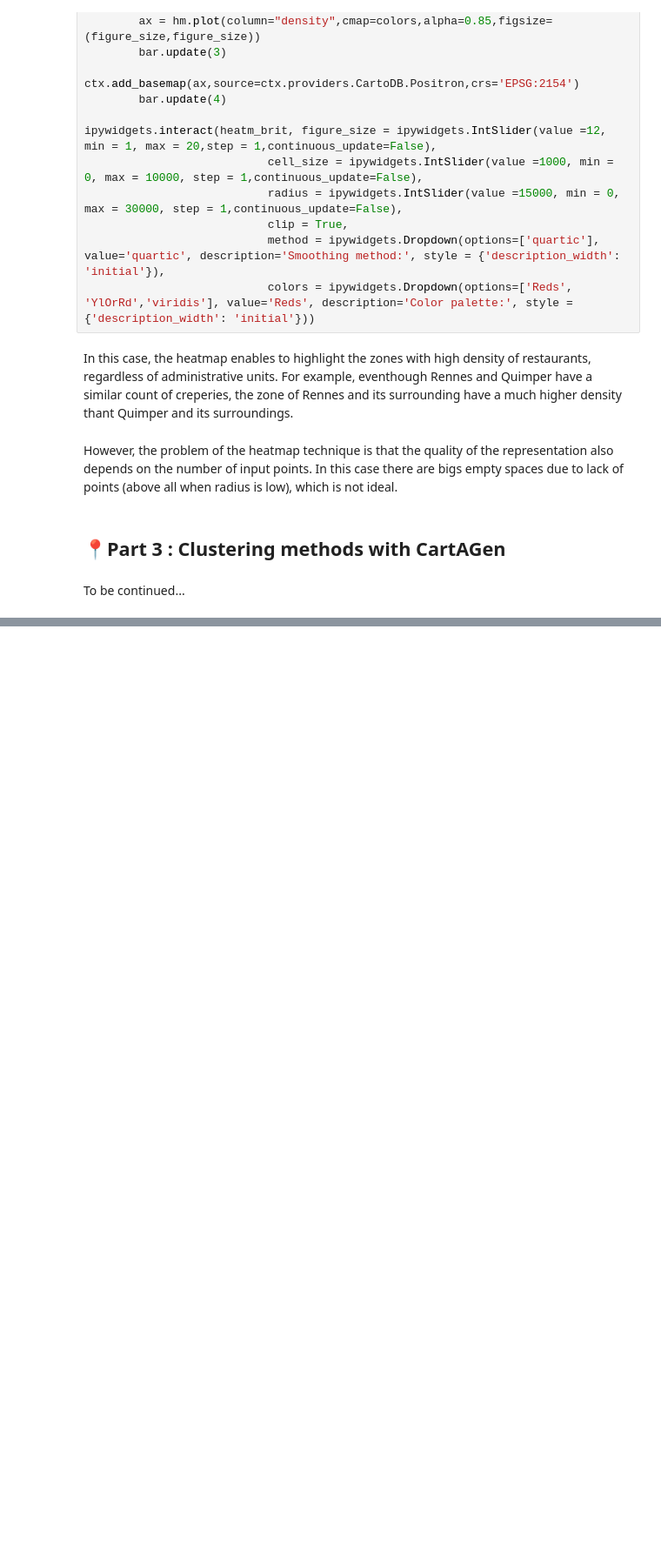
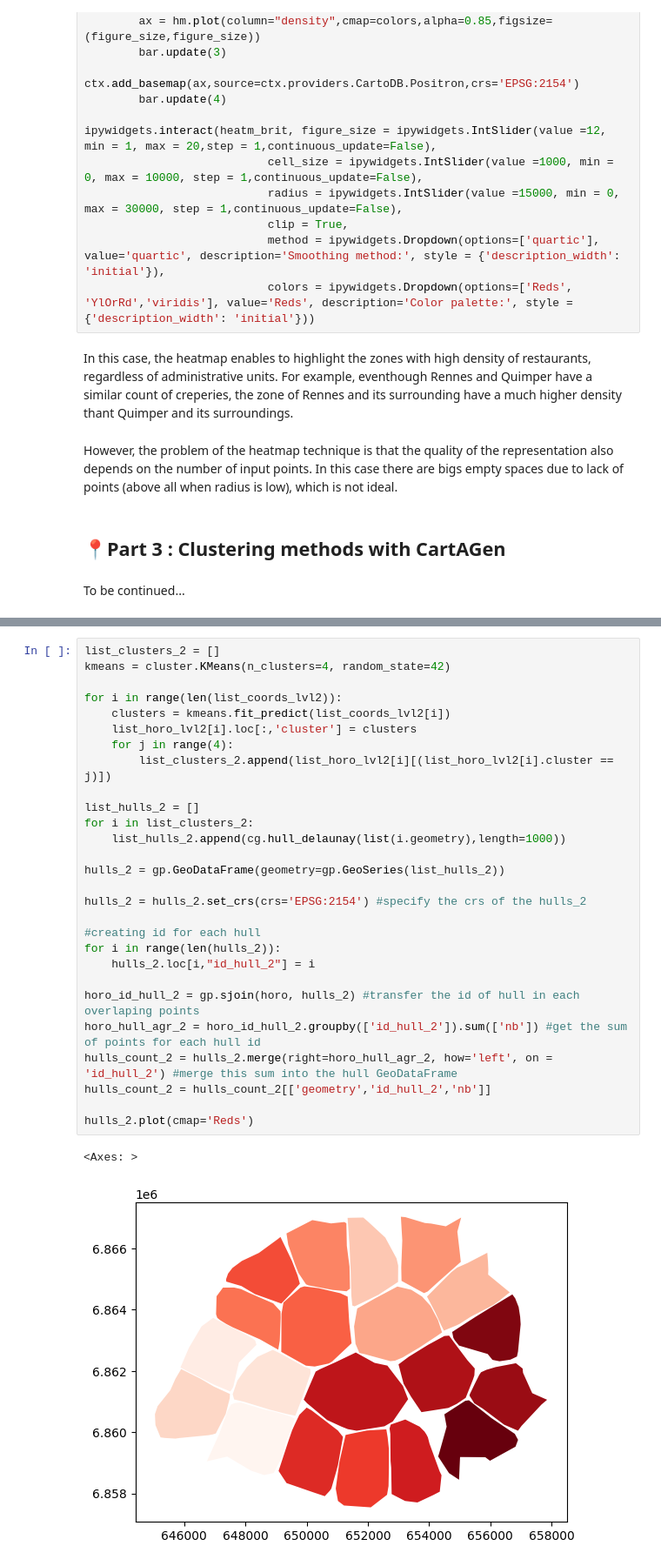
Before and after one commit to LostInZoom/cartagen-notebooks, a Jupyter notebook: tuto_point_dataset_generalisation.ipynb, the cells around one changed output, grey strips where cells are left out. Shown at 87% size. Drawn from its saved outputs; the diff is of its cells as text; blank space fills up the shorter version.

```diff
--- a/tuto_point_dataset_generalisation.ipynb
+++ b/tuto_point_dataset_generalisation.ipynb
@@ -994,0 +1201,31 @@ To be continued...
+# %%
+list_clusters_2 = []
+kmeans = cluster.KMeans(n_clusters=4, random_state=42)
+
+for i in range(len(list_coords_lvl2)):
+    clusters = kmeans.fit_predict(list_coords_lvl2[i])
+    list_horo_lvl2[i].loc[:,'cluster'] = clusters
+    for j in range(4):
+        list_clusters_2.append(list_horo_lvl2[i][(list_horo_lvl2[i].cluster == j)])
+
+list_hulls_2 = []
+for i in list_clusters_2:
+    list_hulls_2.append(cg.hull_delaunay(list(i.geometry),length=1000))
+
+hulls_2 = gp.GeoDataFrame(geometry=gp.GeoSeries(list_hulls_2))
+
+hulls_2 = hulls_2.set_crs(crs='EPSG:2154') #specify the crs of the hulls_2
+
+#creating id for each hull
+for i in range(len(hulls_2)):
+    hulls_2.loc[i,"id_hull_2"] = i
+
+horo_id_hull_2 = gp.sjoin(horo, hulls_2) #transfer the id of hull in each overlaping points
+horo_hull_agr_2 = horo_id_hull_2.groupby(['id_hull_2']).sum(['nb']) #get the sum of points for each hull id
+hulls_count_2 = hulls_2.merge(right=horo_hull_agr_2, how='left', on = 'id_hull_2') #merge this sum into the hull GeoDataFrame
+hulls_count_2 = hulls_count_2[['geometry','id_hull_2','nb']]
+
+hulls_2.plot(cmap='Reds')
+# %% [output]
+<Axes: >
+[figure, added]
```
Also changed, not shown: parts of 14 cells of this notebook, 3 other files.
